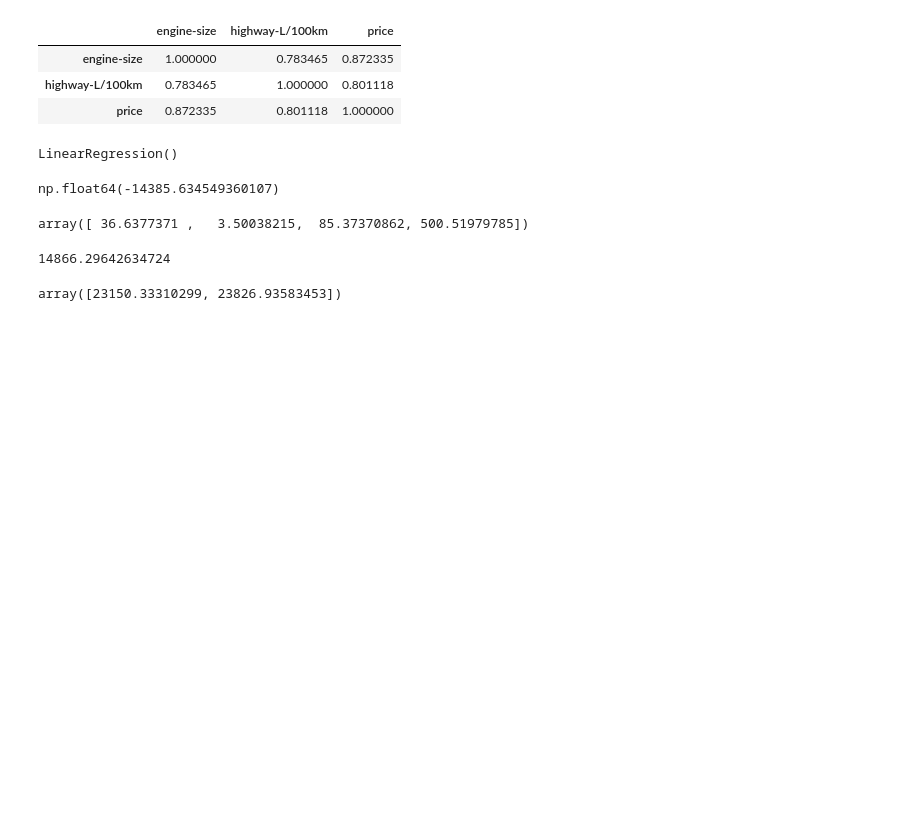
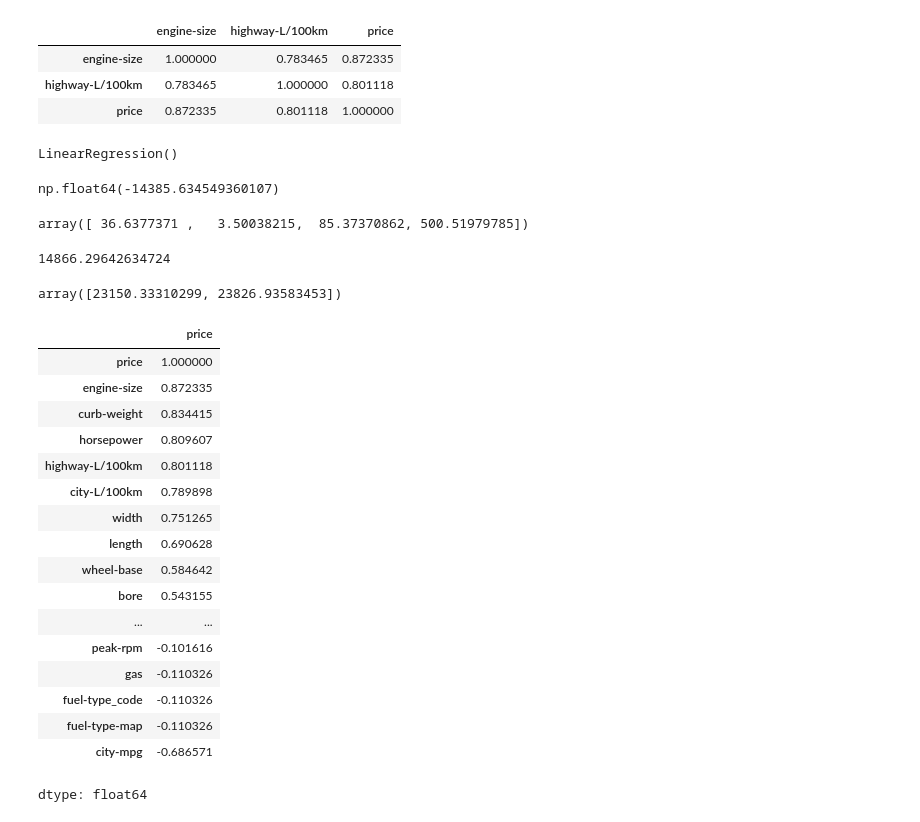
Before and after one commit to Estafy/MachineLearning, a Jupyter notebook: UNIDAD2/Practica_2.ipynb, the cells around one changed output. Cells and saved outputs as stored; diff of their text form; code cells hidden in the pictures; blank space fills up the shorter version.

```diff
--- a/UNIDAD2/Practica_2.ipynb
+++ b/UNIDAD2/Practica_2.ipynb
@@ -158,3 +158,26 @@ yhat2 = lm.predict(valores)
 yhat2
 # %% [output]
 array([23150.33310299, 23826.93583453])
+# %%
+#1. Usar el método corr() para ver qué variables tienen mayor correlación con el precio
+correlacion_precio = df.corr(numeric_only=True)['price'].sort_values(ascending=False)
+correlacion_precio
+# %% [output]
+|  | price |
+| price | 1.000000 |
+| engine-size | 0.872335 |
+| curb-weight | 0.834415 |
+| horsepower | 0.809607 |
+| highway-L/100km | 0.801118 |
+| city-L/100km | 0.789898 |
+| width | 0.751265 |
+| length | 0.690628 |
+| wheel-base | 0.584642 |
+| bore | 0.543155 |
+| ... | ... |
+| peak-rpm | -0.101616 |
+| gas | -0.110326 |
+| fuel-type_code | -0.110326 |
+| fuel-type-map | -0.110326 |
+| city-mpg | -0.686571 |
+dtype: float64
```
Also changed, not shown: parts of 12 cells of this notebook.
